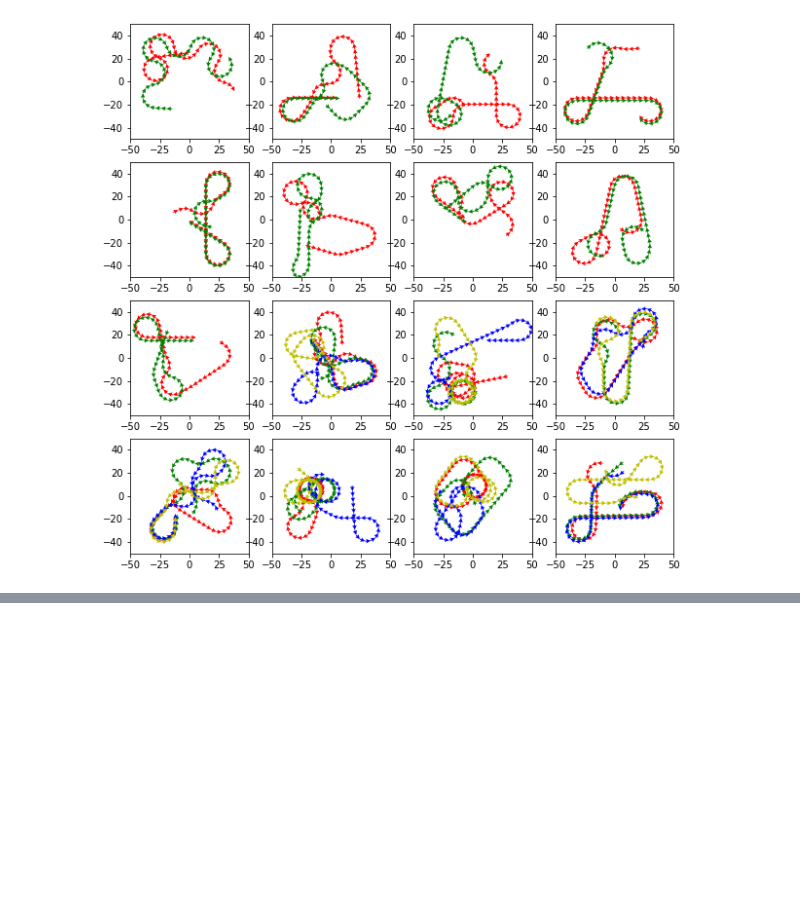
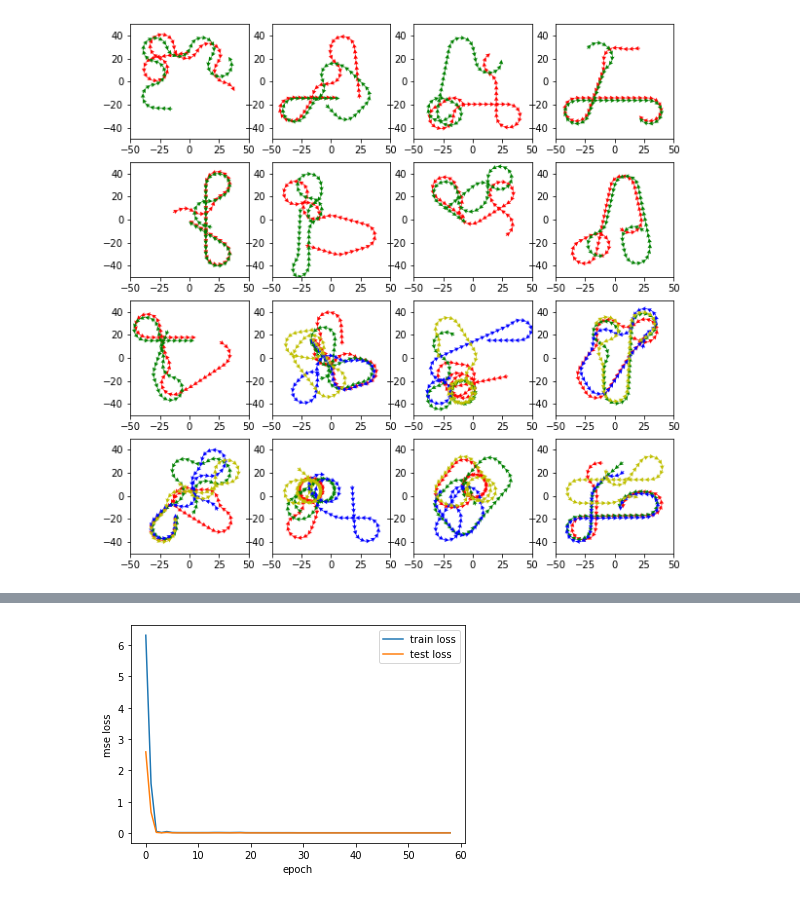
Before and after one commit to pwl482/GNN_fish_models, a Jupyter notebook: SwarmNet.ipynb, the cells around one changed output, grey strips where cells are left out. Saved outputs shown, nothing was run; the diff lists cells and outputs as text; code cells hidden in the pictures; blank space fills up the shorter version.

```diff
--- a/SwarmNet.ipynb
+++ b/SwarmNet.ipynb
@@ -319,0 +528,9 @@ array([[[-9.91347, 28.40997,  2.82126],
+# %%
+plt.plot(train2_losses, label="train loss")
+plt.plot(test2_losses, label="test loss")
+plt.xlabel("epoch")
+plt.ylabel("mse loss")
+plt.legend()
+plt.show()
+# %% [output]
+[figure, added]
```
Also changed, not shown: parts of 34 cells of this notebook.
